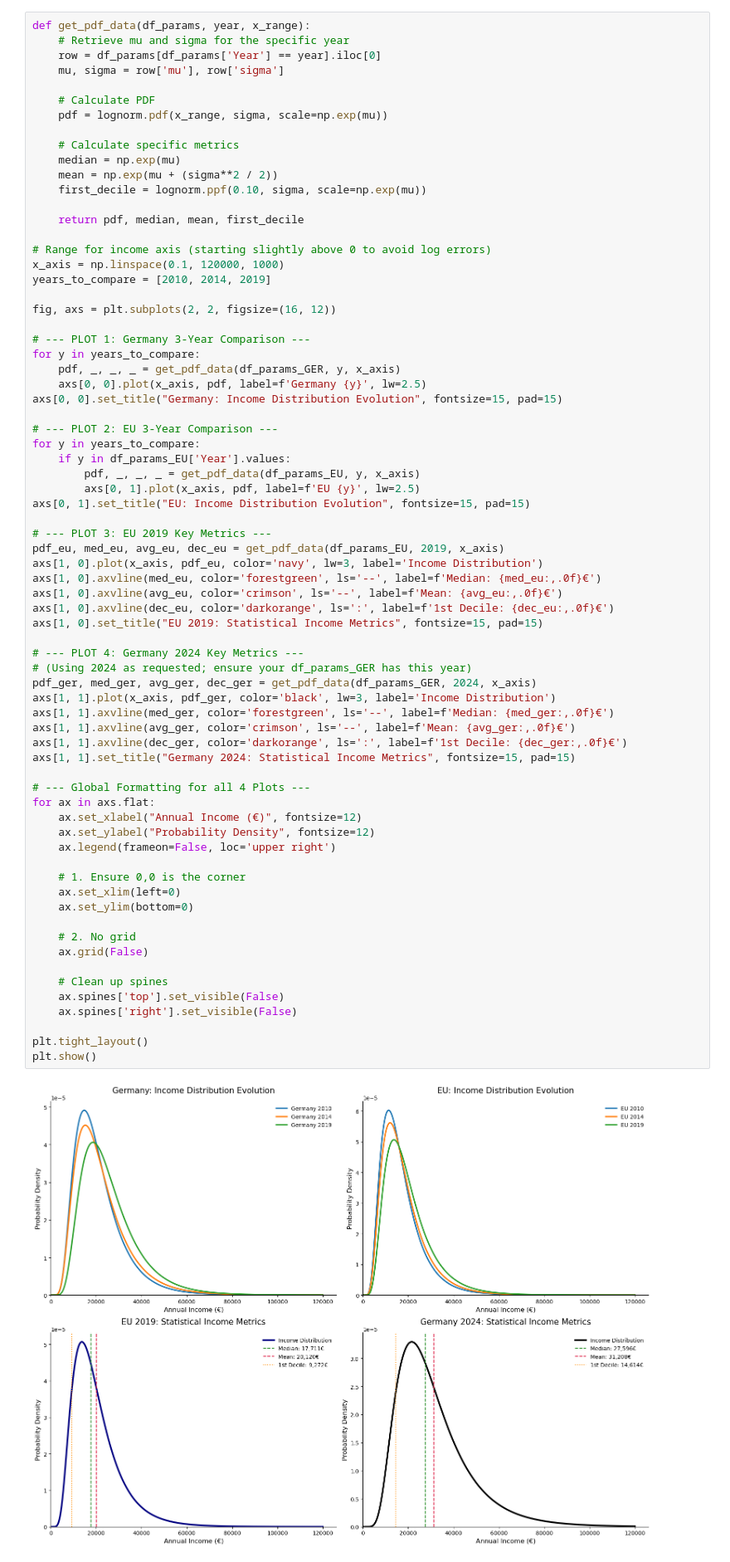
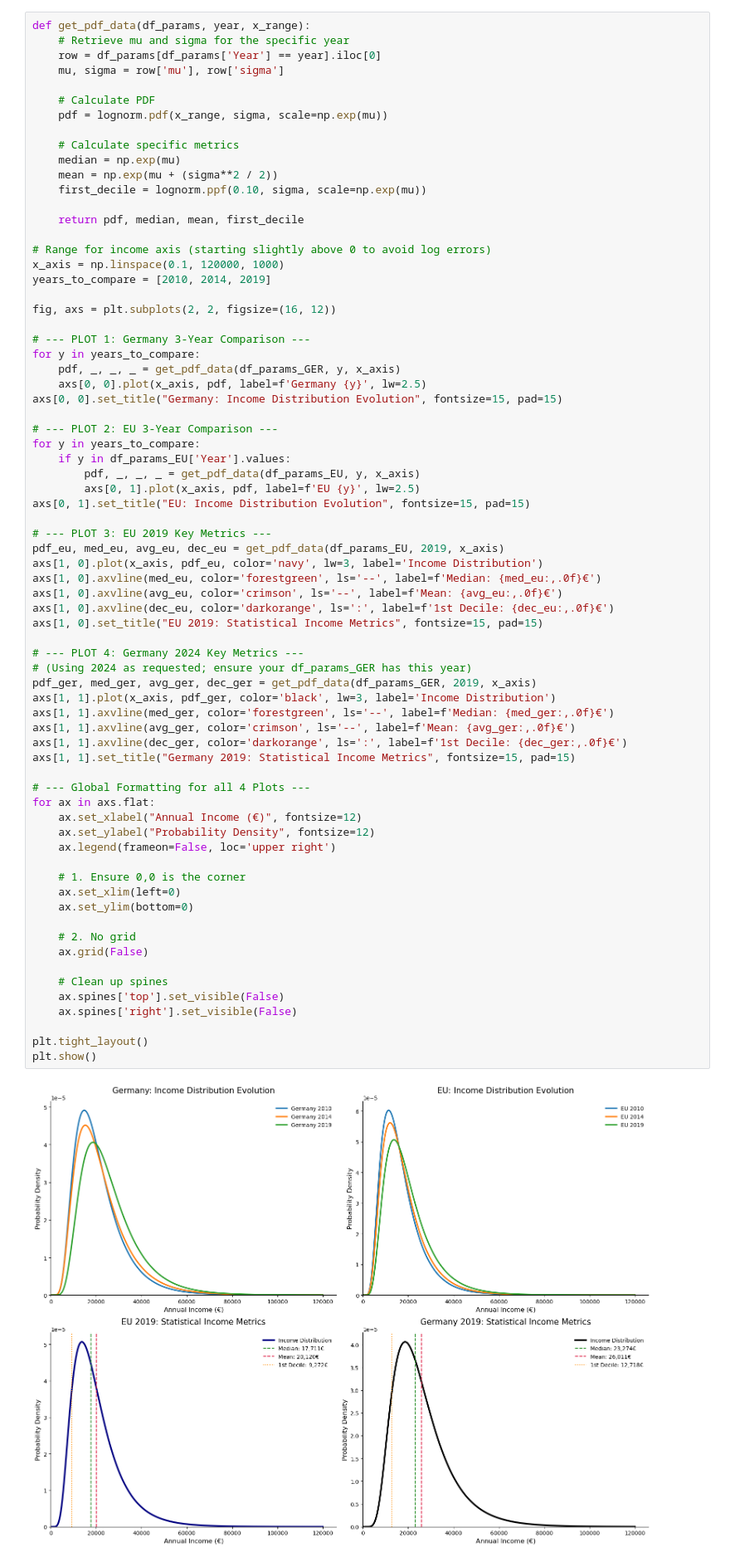
Before and after one commit to maximilianstarp/EnergyPoverty, a Jupyter notebook: src/analysis.ipynb, the cells around one changed output. Shown at 83% size. Saved outputs shown, nothing was run; the diff lists cells and outputs as text.

```diff
--- a/src/analysis.ipynb
+++ b/src/analysis.ipynb
@@ -433,33 +463,33 @@ axs[1, 0].axvline(avg_eu, color='crimson', ls='--', label=f'Mean: {avg_eu:,.0f}
 axs[1, 0].axvline(dec_eu, color='darkorange', ls=':', label=f'1st Decile: {dec_eu:,.0f}€')
 axs[1, 0].set_title("EU 2019: Statistical Income Metrics", fontsize=15, pad=15)
 
 # --- PLOT 4: Germany 2024 Key Metrics ---
 # (Using 2024 as requested; ensure your df_params_GER has this year)
-pdf_ger, med_ger, avg_ger, dec_ger = get_pdf_data(df_params_GER, 2024, x_axis)
+pdf_ger, med_ger, avg_ger, dec_ger = get_pdf_data(df_params_GER, 2019, x_axis)
 axs[1, 1].plot(x_axis, pdf_ger, color='black', lw=3, label='Income Distribution')
 axs[1, 1].axvline(med_ger, color='forestgreen', ls='--', label=f'Median: {med_ger:,.0f}€')
 axs[1, 1].axvline(avg_ger, color='crimson', ls='--', label=f'Mean: {avg_ger:,.0f}€')
 axs[1, 1].axvline(dec_ger, color='darkorange', ls=':', label=f'1st Decile: {dec_ger:,.0f}€')
-axs[1, 1].set_title("Germany 2024: Statistical Income Metrics", fontsize=15, pad=15)
+axs[1, 1].set_title("Germany 2019: Statistical Income Metrics", fontsize=15, pad=15)
 
 # --- Global Formatting for all 4 Plots ---
 for ax in axs.flat:
     ax.set_xlabel("Annual Income (€)", fontsize=12)
     ax.set_ylabel("Probability Density", fontsize=12)
     ax.legend(frameon=False, loc='upper right')
 
     # 1. Ensure 0,0 is the corner
     ax.set_xlim(left=0)
     ax.set_ylim(bottom=0)
 
     # 2. No grid
     ax.grid(False)
 
     # Clean up spines
     ax.spines['top'].set_visible(False)
     ax.spines['right'].set_visible(False)
 
 plt.tight_layout()
 plt.show()
 # %% [output]
-[figure, old version]
+[figure, new version]
```
Also changed, not shown: parts of 27 cells of this notebook.
